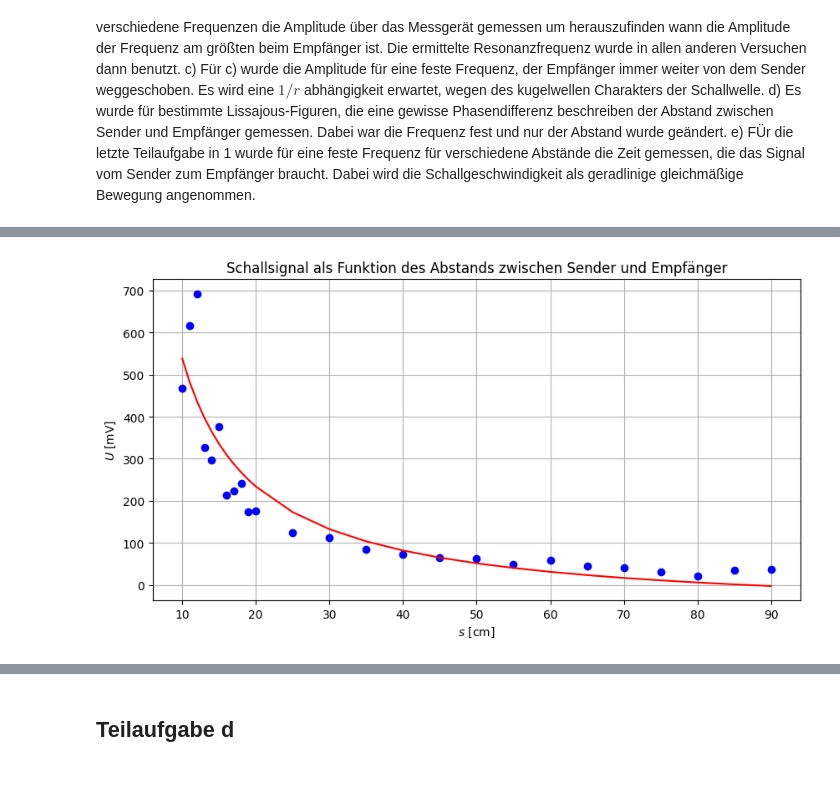
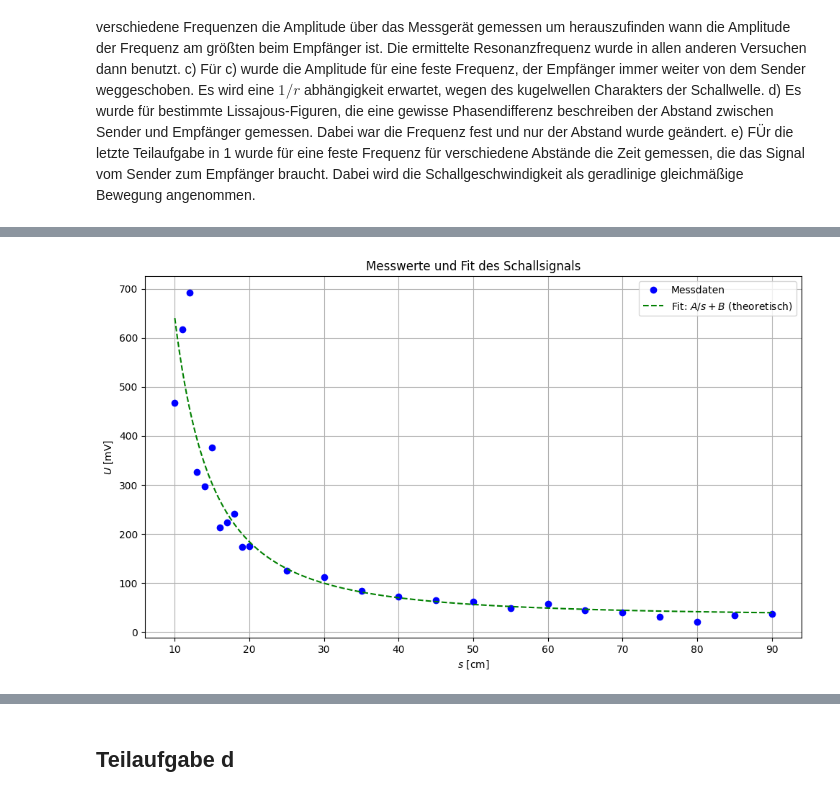
Before and after one commit to fynn-l-k/Grundpraktikum-1, a Jupyter notebook: Versuch_W18/Aufgabe1.ipynb, the cells around one changed output, grey strips where cells are left out. Saved outputs shown, nothing was run; the diff lists cells and outputs as text; code cells hidden in the pictures.

```diff
--- a/Versuch_W18/Aufgabe1.ipynb
+++ b/Versuch_W18/Aufgabe1.ipynb
@@ -71,29 +180,44 @@ Offset     = 17.29 mV
 # %%
 import pandas as pd
+import numpy as np
 import matplotlib.pyplot as plt
-import numpy as np
 from scipy.optimize import curve_fit
 
+# Daten laden
 df = pd.read_csv("./daten/Aufgabe1c.csv")
 df.columns = ["s [cm]", "U [mV]"]
-s_cm = df["s [cm]"].values
-U_mV = df["U [mV]"].values
+s = df["s [cm]"].values
+U = df["U [mV]"].values
 
-# Fit-Funktion: invers mit Offset
-def inverse_model(s, A, B):
-    return A / s + B
+# --- Modell 1: Theoretisch (1/s + Offset) ---
+def model_theory(s, A, B):
+    return A / s**2 + B
 
-popt, _ = curve_fit(inverse_model, s_cm, U_mV, p0=[1000, 0])
-A_fit, B_fit = popt
-U_fit = inverse_model(df["s [cm]"], *popt)
 
-plt.figure(figsize=(10,5))
-plt.plot(df["s [cm]"], df["U [mV]"], 'o', color='b', label='Messdaten')
-plt.plot(df['s [cm]'], U_fit, 'r-', label='Fit: A/s + B')
-plt.title("Schallsignal als Funktion des Abstands zwischen Sender und Empfänger")
+# Fit 1: theoretisch
+popt_theory, _ = curve_fit(model_theory, s, U, p0=[1000, 0])
+U_theory_fit = model_theory(s, *popt_theory)
+
+
+
+# Fit-Kurven für glatte Linie
+s_fit = np.linspace(s.min(), s.max(), 500)
+U_theory_plot = model_theory(s_fit, *popt_theory)
+
+# --- Plot ---
+plt.figure(figsize=(10, 6))
+plt.plot(s, U, 'o', color='blue', label='Messdaten')
+plt.plot(s_fit, U_theory_plot, 'g--', label='Fit: $A/s + B$ (theoretisch)')
+plt.title("Messwerte und Fit des Schallsignals")
 plt.xlabel("$s$ [cm]")
 plt.ylabel("$U$ [mV]")
-plt.grid()
+plt.grid(True)
+plt.legend()
+plt.tight_layout()
 plt.show()
+
+# --- Fit-Parameter anzeigen ---
+# print("Theoretischer Fit (1/s + B):")
+# print(f"A = {popt_theory[0]:.2f}, B = {popt_theory[1]:.2f}\n")
 # %% [output]
-[figure, old version]
+[figure, new version]
```
Also changed, not shown: parts of 6 cells of this notebook.
